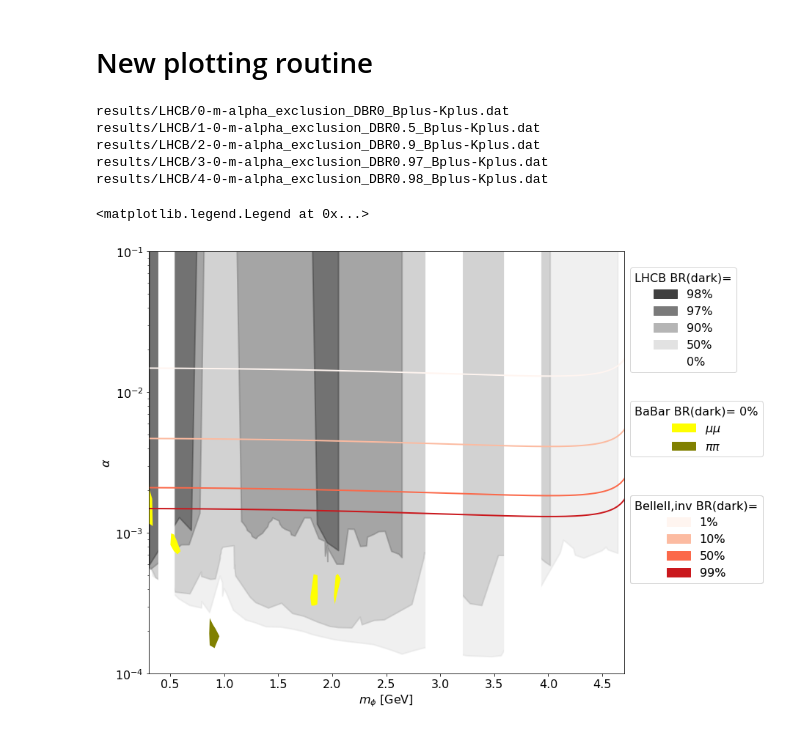
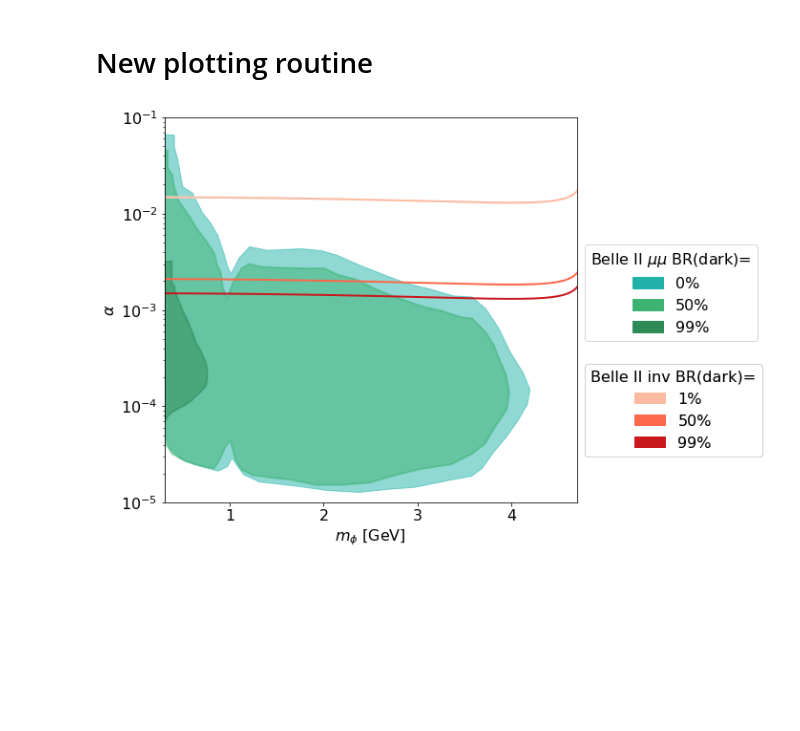
Before and after one commit to anasthesia/B-K, a Jupyter notebook: Combined_bounds.ipynb, the cells around one changed output. Cells and saved outputs as stored; diff of their text form; code cells hidden in the pictures; blank space fills up the shorter version.

Commit message:
sensitivity plots for BelleII

```diff
--- a/Combined_bounds.ipynb
+++ b/Combined_bounds.ipynb
@@ -25,7 +25,11 @@ def plotGen(inputfile, lineScatterFillORPolygon, color, linewidthORmarkersize):
     #print(lineScatterFillORPolygon)
 
     if (lineScatterFillORPolygon=="polygon"):
-        ax.fill(data[:,0],data[:,1], color)
+        ax.fill(data[:,0],data[:,1], color=color)
+    if (lineScatterFillORPolygon=="oppacpolygon"):
+        ax.fill(data[:,0],data[:,1], facecolor=color, alpha=0.5, edgecolor=color,linewidth=linewidthORmarkersize)
+    if (lineScatterFillORPolygon=="nonfilledpolygon"):
+        ax.fill(data[:,0],data[:,1], facecolor="none", edgecolor=color,linewidth=linewidthORmarkersize)
     else:
         data=data[np.argsort(data[:, 0])]
 
@@ -199,81 +269,72 @@ results/LHCB/4-0-m-alpha_exclusion_DBR0.98_Bplus-Kplus.dat
 # %% [markdown]
 # New plotting routine
 # %%
-fig=plt.figure(figsize=(15, 10))
+fig=plt.figure(figsize=(10, 7))
 ax  = fig.add_subplot(111)
 ax.set_position([0.1,0.1,0.6,0.8])
 
+'''
 #LHCB plots
-plotFromFolder("results/LHCB",False,"fill",cm.Greys,2)
+plotFromFolder("results/LHCB_reduced",False,"fill",cm.bone_r,2)
 plotWhiteRegions(10**(0))
 
 
-patch0 = mpatches.Patch(color=usedcolors[4], label='98%')
-patch1 = mpatches.Patch(color=usedcolors[3], label='97%')
-patch2 = mpatches.Patch(color=usedcolors[2], label='90%')
-patch3 = mpatches.Patch(color=usedcolors[1], label='50%')
-patch4 = mpatches.Patch(color=usedcolors[0], label='0%')
+patch0 = mpatches.Patch(color=usedcolors[3], label='90%')
+patch3 = mpatches.Patch(color=usedcolors[2], label='50%')
+patch4 = mpatches.Patch(color=usedcolors[1], label='0%')
 
-LHCBLegend=plt.legend(handles=[patch0,patch1,patch2,patch3,patch4],loc='lower left',\
-           bbox_to_anchor=(1, 0.7, 0.5, 1),title="LHCB BR(dark)=")
+LHCBLegend=plt.legend(handles=[patch0,patch3,patch4],loc='lower left',\
+           bbox_to_anchor=(1, 0.7, 0.5, 1),title="LHCb BR(dark)=")
 plt.gca().add_artist(LHCBLegend)
-
+'''
 
 
 babarFolder="results/BaBar/"
 belleIIFoder="results/BelleII/"
 
-mucolor="yellow"
-picolor="olive"
-
-#BaBar plots
-plotGen(babarFolder+"0-0-m-alpha_exclusion_DBR0_BaBar_mumu.dat","polygon", mucolor,1)
-plotGen(babarFolder+"0-1-m-alpha_exclusion_DBR0_BaBar_mumu.dat","polygon", mucolor,1)
-plotGen(babarFolder+"0-2-m-alpha_exclusion_DBR0_BaBar_mumu.dat","polygon", mucolor,1)
-plotGen(babarFolder+"0-3-m-alpha_exclusion_DBR0_BaBar_mumu.dat","polygon", mucolor,1)
-plotGen(babarFolder+"1-m-alpha_exclusion_DBR0_BaBar_pipi.dat","polygon", picolor,1)
-
+Belle2color0="lightseagreen"
+Belle2color05="mediumseagreen"
+Belle2color09="seagreen"
 
 
 ax.set_xlim( (0.3, 4.7))
-ax.set_ylim((10**(-4),1*10**(-1)))
+ax.set_ylim((10**(-5),1*10**(-1)))
 
 #plt.title(''.format(i))
 ax.set_xlabel('$m_\\phi$ [GeV]')
 ax.set_ylabel('$\\alpha$')
 
+#ax.set_xscale("log")
 ax.set_yscale("log")
 
+#BelleII plots
+plotGen(belleIIFoder+"0-3events_BR0-manual.dat","oppacpolygon", Belle2color0,1)
+plotGen(belleIIFoder+"0-3events_BR0.5-manual.dat","oppacpolygon", Belle2color05,2)
+plotGen(belleIIFoder+"0-3events_BR0.99-manual.dat","oppacpolygon", Belle2color09,2)
 
-patch5 = mpatches.Patch(color=mucolor, label='$\\mu \\mu$')
-patch6 = mpatches.Patch(color=picolor, label='$\\pi \\pi$')
+patch4BelleII = mpatches.Patch(color=Belle2color0, label='0%')
+patch5BelleII = mpatches.Patch(color=Belle2color05, label='50%')
+patch6BelleII = mpatches.Patch(color=Belle2color09, label='99%')
+
+belleIILegend=plt.legend(handles=[patch4BelleII,patch5BelleII,patch6BelleII],loc='lower left',\
+           bbox_to_anchor=(1, 0.4, 0.5, 2),title="Belle II $\\mu \\mu$ BR(dark)=")
+plt.gca().add_artist(belleIILegend)
 
 
-babarLegend=plt.legend(handles=[patch5,patch6],loc='lower left',\
-           bbox_to_anchor=(1, 0.5, 0.5, 2),title="BaBar BR(dark)= 0%")
-plt.gca().add_artist(babarLegend)
-
 # BelleII B->K inv plots
-plotFromFile(belleIIFoder+"RchiInv_sens0.22.dat",1,[1,2,3,5],"line",cm.Reds,2)
-patch0BelleII = mpatches.Patch(color=usedcolors[0], label='1%')
-patch1BelleII = mpatches.Patch(color=usedcolors[1], label='10%')
+plotFromFile(belleIIFoder+"RchiInv_sens0.22.dat",1,[1,1,3,5],"line",cm.Reds,2)
+patch0BelleII = mpatches.Patch(color=usedcolors[1], label='1%')
 patch2BelleII = mpatches.Patch(color=usedcolors[2], label='50%')
 patch3BelleII = mpatches.Patch(color=usedcolors[3], label='99%')
 
-belleIILegendInv=plt.legend(handles=[patch0BelleII,patch1BelleII,patch2BelleII,patch3BelleII],loc='lower left',\
-           bbox_to_anchor=(1, 0.2, 0.5, 2),title="BelleII,inv BR(dark)=")
+belleIILegendInv=plt.legend(handles=[patch0BelleII,patch2BelleII,patch3BelleII],loc='lower left',\
+           bbox_to_anchor=(1, 0.1, 0.5, 2),title="Belle II inv BR(dark)=")
 plt.gca().add_artist(belleIILegendInv)
 
 
 #ax.legend(handles=[patch0,patch1,patch2,patch3,patch4],loc='lower left',\
 #           bbox_to_anchor=(1, 0.3, 0.5, 1),title="LHCB BR(dark)=")
 
-#fig.savefig('./results/m-alpha_combined+Belle.png')
+fig.savefig('./results/m-alpha_combined+Belle_differentBR-noLHCb-manual.png')
 # %% [output]
-results/LHCB/0-m-alpha_exclusion_DBR0_Bplus-Kplus.dat
-results/LHCB/1-0-m-alpha_exclusion_DBR0.5_Bplus-Kplus.dat
-results/LHCB/2-0-m-alpha_exclusion_DBR0.9_Bplus-Kplus.dat
-results/LHCB/3-0-m-alpha_exclusion_DBR0.97_Bplus-Kplus.dat
-results/LHCB/4-0-m-alpha_exclusion_DBR0.98_Bplus-Kplus.dat
-<matplotlib.legend.Legend at 0x...>
-[figure, old version]
+[figure, new version]
```
Also changed, not shown: parts of 2 cells of this notebook, 3 other files.
